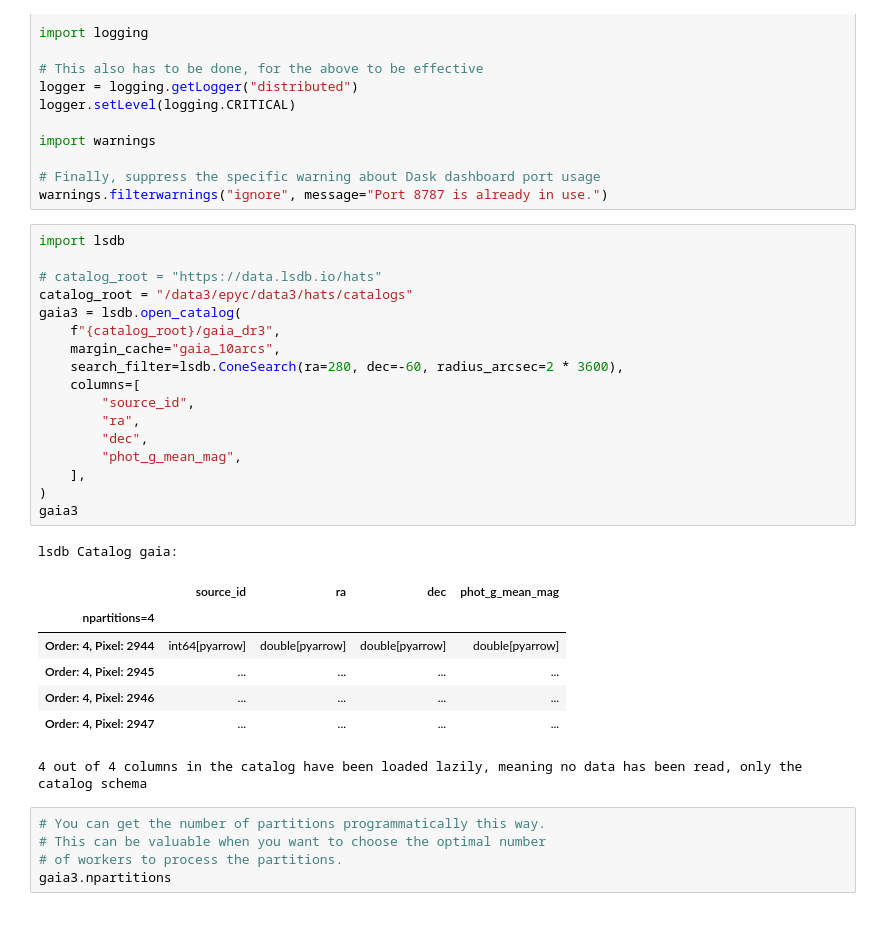
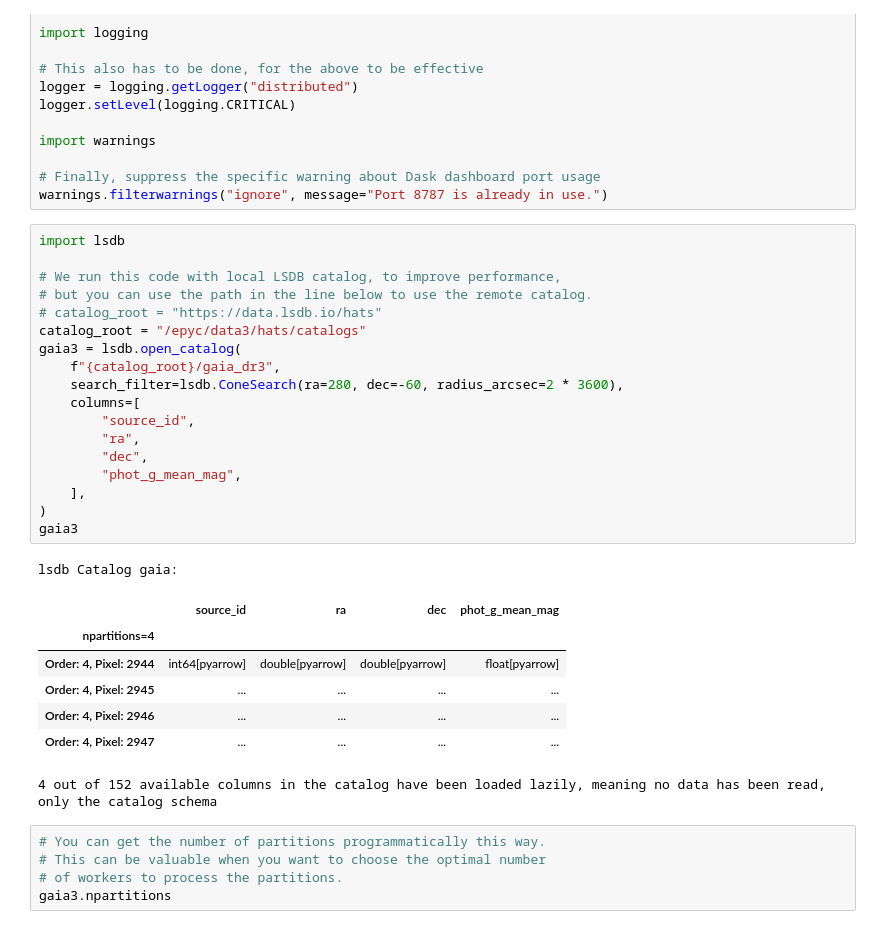
Before and after one commit to astronomy-commons/lsdb, a Jupyter notebook: docs/tutorials/pre_executed/map_partitions.ipynb, the cells around one changed output. Cells and saved outputs as stored; diff of their text form.

```diff
--- a/docs/tutorials/pre_executed/map_partitions.ipynb
+++ b/docs/tutorials/pre_executed/map_partitions.ipynb
@@ -46,29 +46,30 @@ warnings.filterwarnings("ignore", message="Port 8787 is already in use.")
 # %%
 import lsdb
 
+# We run this code with local LSDB catalog, to improve performance,
+# but you can use the path in the line below to use the remote catalog.
 # catalog_root = "https://data.lsdb.io/hats"
-catalog_root = "/data3/epyc/data3/hats/catalogs"
+catalog_root = "/epyc/data3/hats/catalogs"
 gaia3 = lsdb.open_catalog(
     f"{catalog_root}/gaia_dr3",
-    margin_cache="gaia_10arcs",
     search_filter=lsdb.ConeSearch(ra=280, dec=-60, radius_arcsec=2 * 3600),
     columns=[
         "source_id",
         "ra",
         "dec",
         "phot_g_mean_mag",
     ],
 )
 gaia3
 # %% [output]
 lsdb Catalog gaia:
 |  | source_id | ra | dec | phot_g_mean_mag |
 | npartitions=4 |  |  |  |  |
-| Order: 4, Pixel: 2944 | int64[pyarrow] | double[pyarrow] | double[pyarrow] | double[pyarrow] |
+| Order: 4, Pixel: 2944 | int64[pyarrow] | double[pyarrow] | double[pyarrow] | float[pyarrow] |
 | Order: 4, Pixel: 2945 | ... | ... | ... | ... |
 | Order: 4, Pixel: 2946 | ... | ... | ... | ... |
 | Order: 4, Pixel: 2947 | ... | ... | ... | ... |
-4 out of 4 columns in the catalog have been loaded lazily, meaning no data has been read, only the catalog schema
+4 out of 152 available columns in the catalog have been loaded lazily, meaning no data has been read, only the catalog schema
 # %%
 # You can get the number of partitions programmatically this way.
 # This can be valuable when you want to choose the optimal number
```
Also changed, not shown: parts of 11 cells of this notebook.
